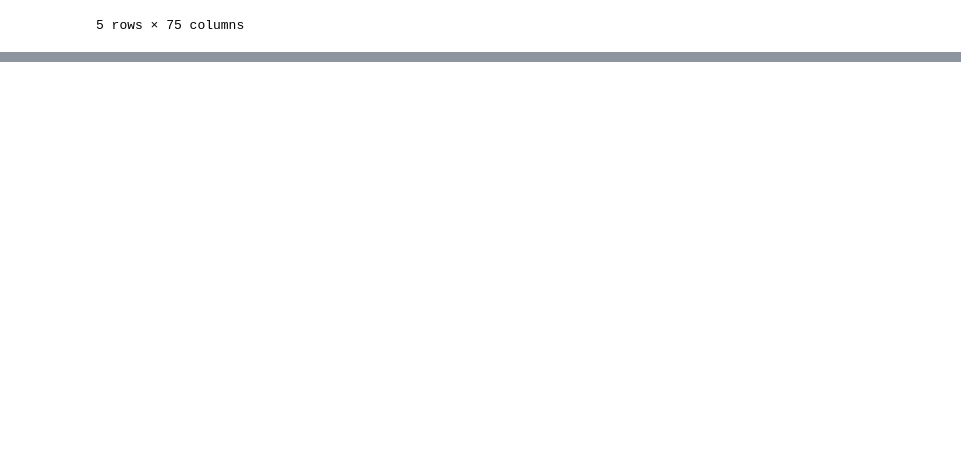
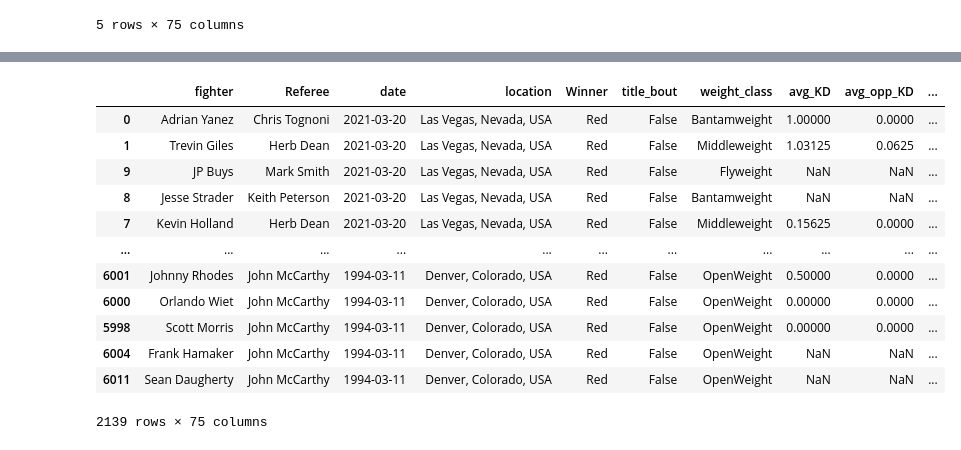
Before and after one commit to mel518/project-4, a Jupyter notebook: fighter.ipynb, the cells around one changed output, grey strips where cells are left out. Drawn from its saved outputs; the diff is of its cells as text; code cells hidden in the pictures; blank space fills up the shorter version.

```diff
--- a/fighter.ipynb
+++ b/fighter.ipynb
@@ -264,0 +313,17 @@ dfunion[dfunion.fighter=='Conor McGregor'].head()
+# %%
+sorted_data = dfunion.sort_values('date', ascending=False).drop_duplicates('fighter', keep='first')
+sorted_data
+# %% [output]
+|  | fighter | Referee | date | location | Winner | title_bout | weight_class | avg_KD | avg_opp_KD | ... |
+| 0 | Adrian Yanez | Chris Tognoni | 2021-03-20 | Las Vegas, Nevada, USA | Red | False | Bantamweight | 1.00000 | 0.0000 | ... |
+| 1 | Trevin Giles | Herb Dean | 2021-03-20 | Las Vegas, Nevada, USA | Red | False | Middleweight | 1.03125 | 0.0625 | ... |
+| 9 | JP Buys | Mark Smith | 2021-03-20 | Las Vegas, Nevada, USA | Red | False | Flyweight | NaN | NaN | ... |
+| 8 | Jesse Strader | Keith Peterson | 2021-03-20 | Las Vegas, Nevada, USA | Red | False | Bantamweight | NaN | NaN | ... |
+| 7 | Kevin Holland | Herb Dean | 2021-03-20 | Las Vegas, Nevada, USA | Red | False | Middleweight | 0.15625 | 0.0000 | ... |
+| ... | ... | ... | ... | ... | ... | ... | ... | ... | ... | ... |
+| 6001 | Johnny Rhodes | John McCarthy | 1994-03-11 | Denver, Colorado, USA | Red | False | OpenWeight | 0.50000 | 0.0000 | ... |
+| 6000 | Orlando Wiet | John McCarthy | 1994-03-11 | Denver, Colorado, USA | Red | False | OpenWeight | 0.00000 | 0.0000 | ... |
+| 5998 | Scott Morris | John McCarthy | 1994-03-11 | Denver, Colorado, USA | Red | False | OpenWeight | 0.00000 | 0.0000 | ... |
+| 6004 | Frank Hamaker | John McCarthy | 1994-03-11 | Denver, Colorado, USA | Red | False | OpenWeight | NaN | NaN | ... |
+| 6011 | Sean Daugherty | John McCarthy | 1994-03-11 | Denver, Colorado, USA | Red | False | OpenWeight | NaN | NaN | ... |
+2139 rows × 75 columns
```
Also changed, not shown: parts of 5 cells of this notebook, 2 other files.
